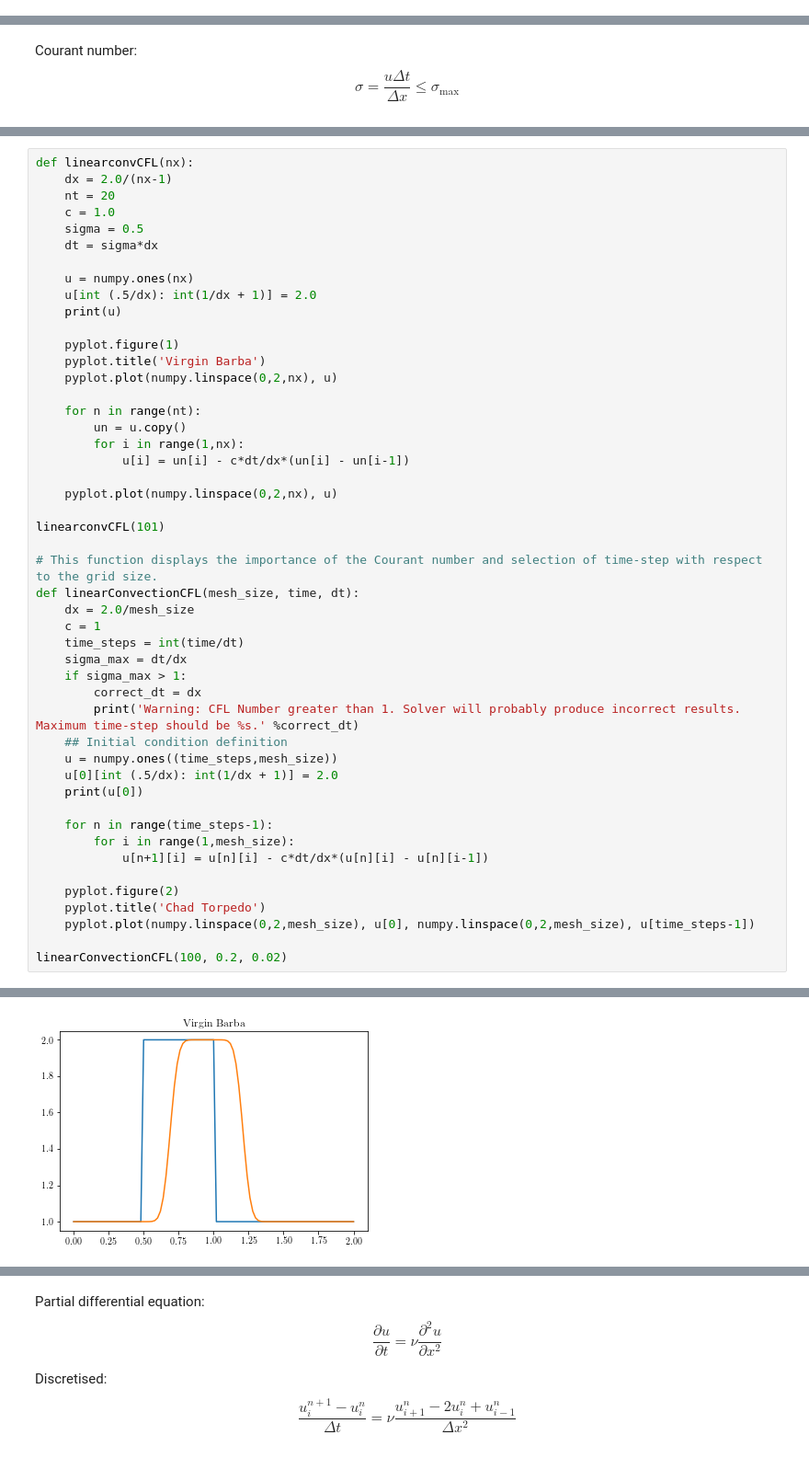
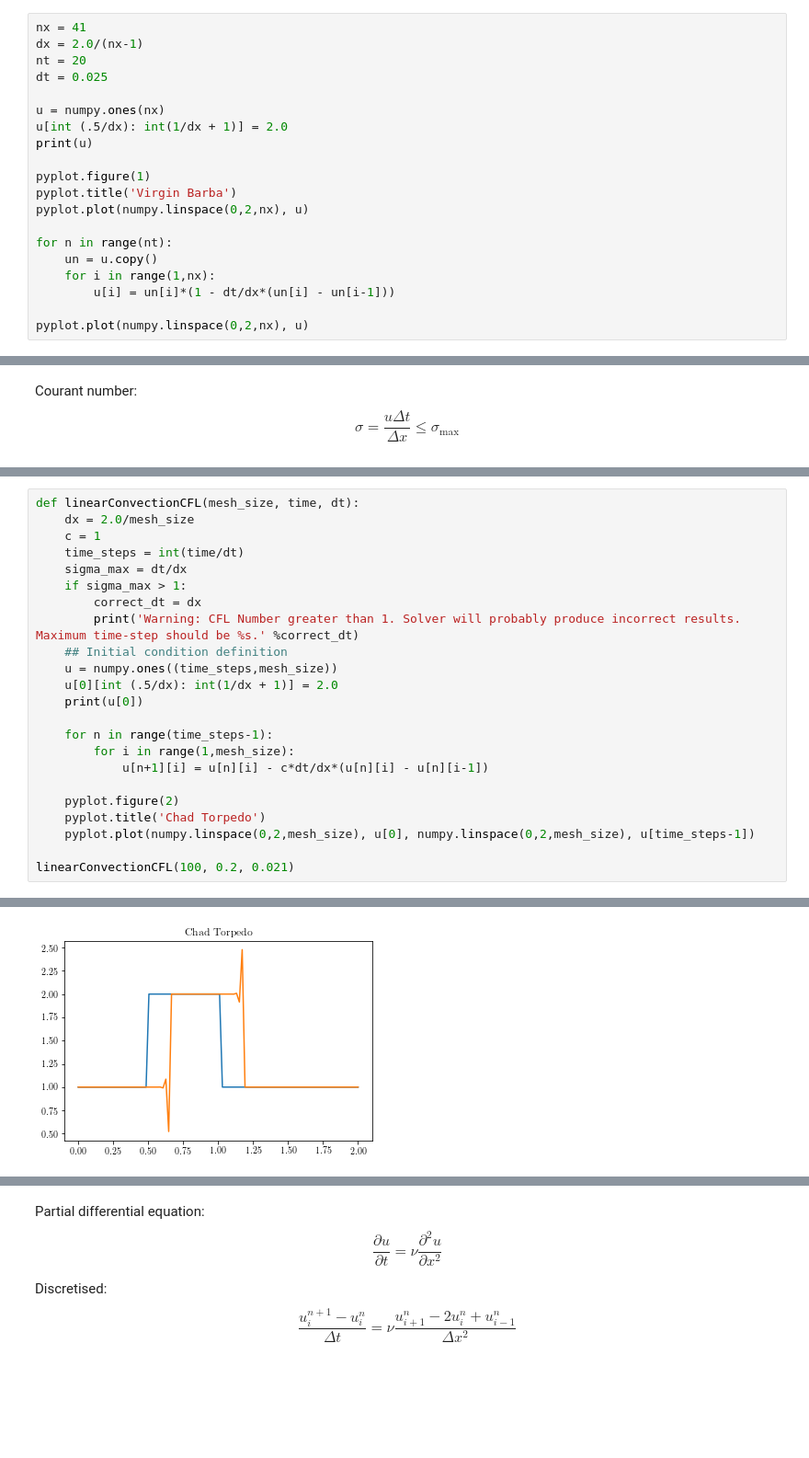
Before and after one commit to GodotMisogi/CFDCodes, a Jupyter notebook: CFDPython.ipynb, the cells around one changed output, grey strips where cells are left out. Shown at 92% size. Saved outputs shown, nothing was run; the diff lists cells and outputs as text; blank space fills up the shorter version.

```diff
--- a/CFDPython.ipynb
+++ b/CFDPython.ipynb
@@ -82,0 +95,20 @@ Discretised: $$ \frac{u^{n+1}_i - u^n_i}{\Delta t} + u^n_i\frac{u^n_i - u^n_{i-1
+# %%
+nx = 41
+dx = 2.0/(nx-1)
+nt = 20
+dt = 0.025
+
+u = numpy.ones(nx)
+u[int (.5/dx): int(1/dx + 1)] = 2.0
+print(u)
+
+pyplot.figure(1)
+pyplot.title('Virgin Barba')
+pyplot.plot(numpy.linspace(0,2,nx), u)
+
+for n in range(nt):
+    un = u.copy()
+    for i in range(1,nx):
+        u[i] = un[i]*(1 - dt/dx*(un[i] - un[i-1]))
+
+pyplot.plot(numpy.linspace(0,2,nx), u)
@@ -135,29 +186,4 @@ Courant number: $$ \sigma = \frac{u\Delta t}{\Delta x} \leq \sigma_{\max} $$
 # %%
-def linearconvCFL(nx):
-    dx = 2.0/(nx-1)
-    nt = 20
-    c = 1.0
-    sigma = 0.5
-    dt = sigma*dx
-
-    u = numpy.ones(nx)
-    u[int (.5/dx): int(1/dx + 1)] = 2.0
-    print(u)
-
-    pyplot.figure(1)
-    pyplot.title('Virgin Barba')
-    pyplot.plot(numpy.linspace(0,2,nx), u)
-
-    for n in range(nt):
-        un = u.copy()
-        for i in range(1,nx):
-            u[i] = un[i] - c*dt/dx*(un[i] - un[i-1])
-
-    pyplot.plot(numpy.linspace(0,2,nx), u)
-
-linearconvCFL(101)
-
-# This function displays the importance of the Courant number and selection of time-step with respect to the grid size.
 def linearConvectionCFL(mesh_size, time, dt):
     dx = 2.0/mesh_size
     c = 1
@@ -179,5 +205,5 @@ def linearConvectionCFL(mesh_size, time, dt):
     pyplot.title('Chad Torpedo')
     pyplot.plot(numpy.linspace(0,2,mesh_size), u[0], numpy.linspace(0,2,mesh_size), u[time_steps-1])
 
-linearConvectionCFL(100, 0.2, 0.02)
+linearConvectionCFL(100, 0.2, 0.021)
 # %% [output]
@@ -189,6 +211,6 @@ linearConvectionCFL(100, 0.2, 0.02)
 [1. 1. 1. 1. 1. 1. 1. 1. 1. 1. 1. 1. 1. 1. 1. 1. 1. 1. 1. 1. 1. 1. 1. 1.
  1. 2. 2. 2. 2. 2. 2. 2. 2. 2. 2. 2. 2. 2. 2. 2. 2. 2. 2. 2. 2. 2. 2. 2.
  2. 2. 2. 1. 1. 1. 1. 1. 1. 1. 1. 1. 1. 1. 1. 1. 1. 1. 1. 1. 1. 1. 1. 1.
  1. 1. 1. 1. 1. 1. 1. 1. 1. 1. 1. 1. 1. 1. 1. 1. 1. 1. 1. 1. 1. 1. 1. 1.
  1. 1. 1. 1.]
-[figure, old version]
+[figure, new version]
```
Also changed, not shown: parts of 41 cells of this notebook.
